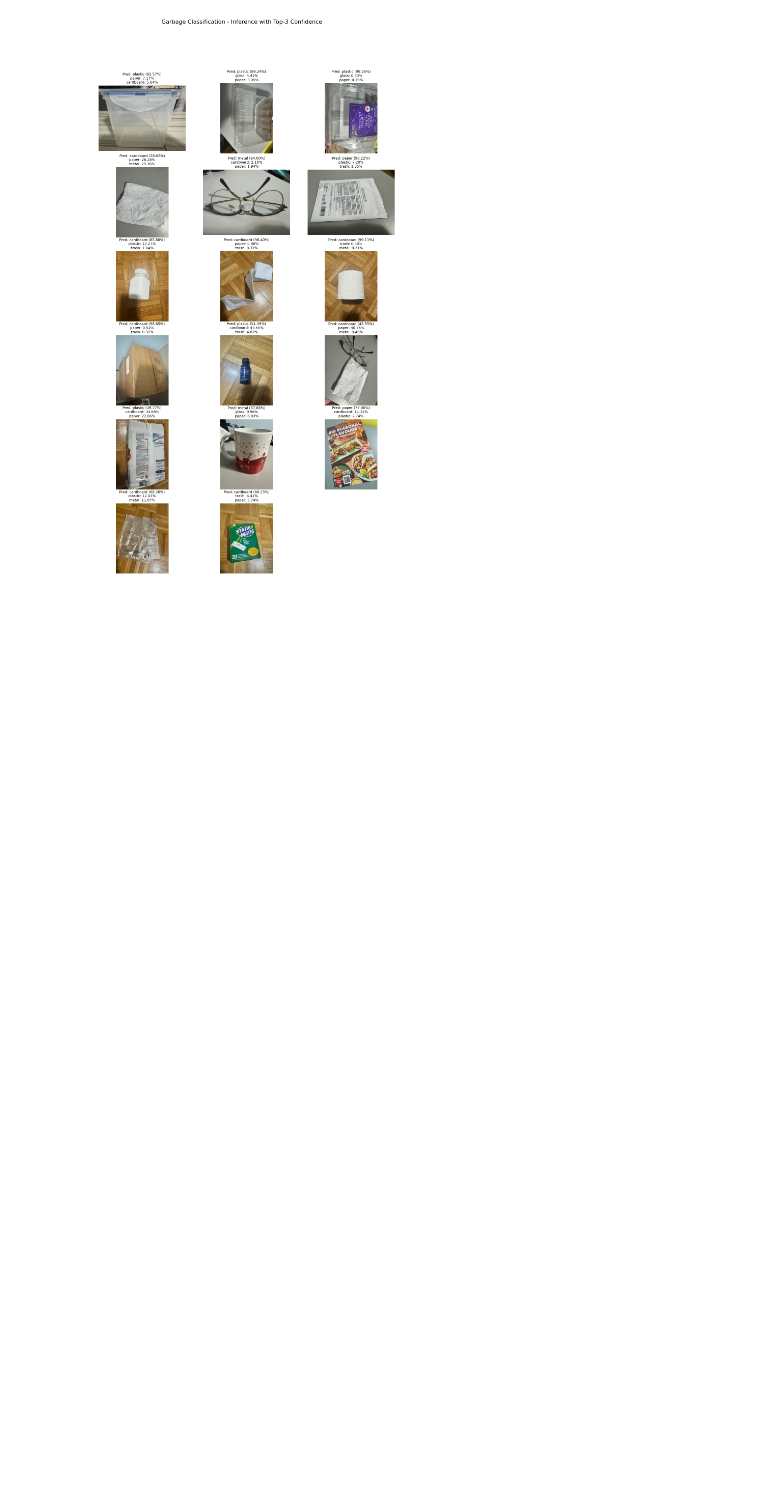
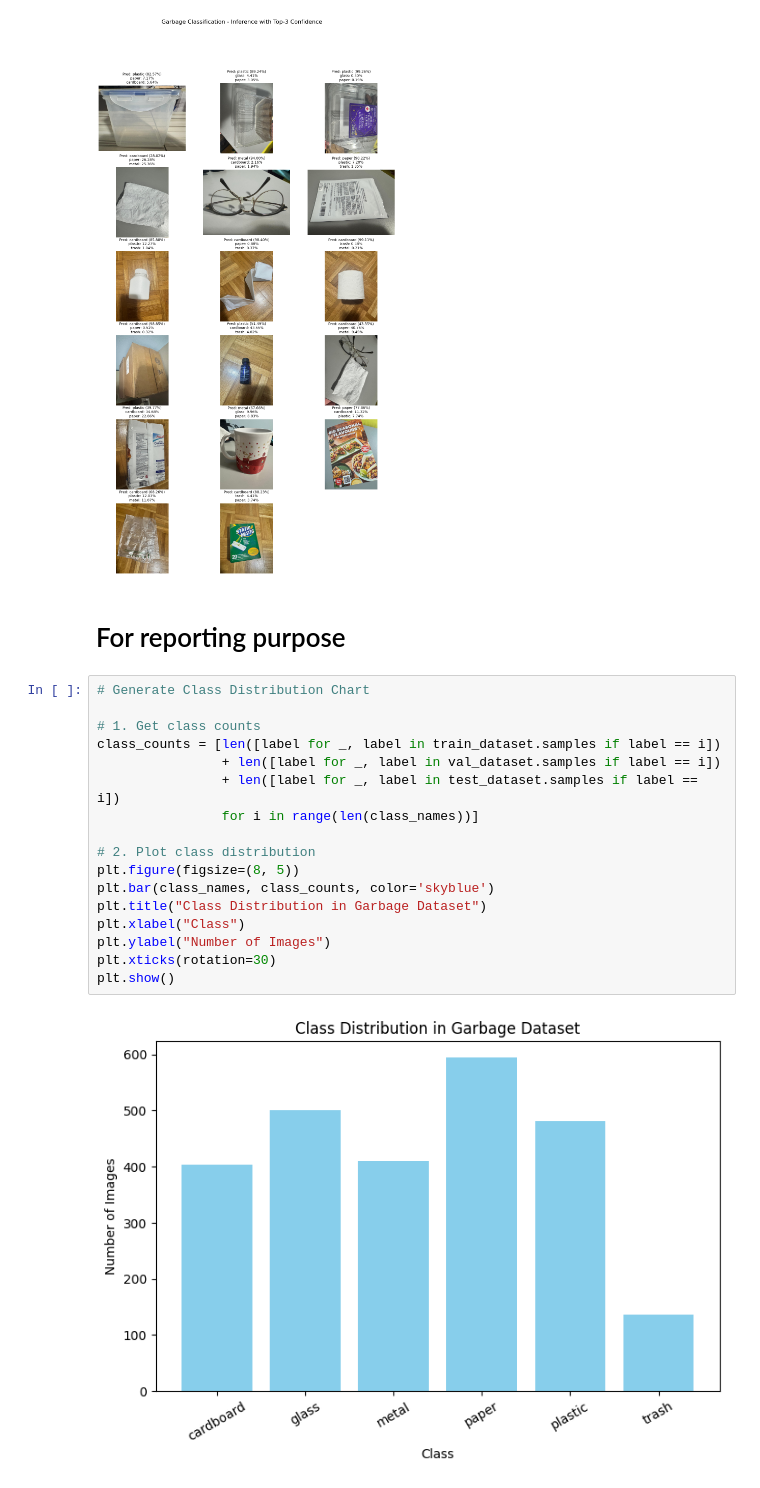
Before and after one commit to 9eek9/garbage-classification, a Jupyter notebook: notebooks/Garbage_Classification_ResNet50.ipynb, the cells around one changed output. Saved outputs shown, nothing was run; the diff lists cells and outputs as text; blank space fills up the shorter version.

Commit message:
Added new demo images, updated README.md and notebook file

```diff
--- a/notebooks/Garbage_Classification_ResNet50.ipynb
+++ b/notebooks/Garbage_Classification_ResNet50.ipynb
@@ -390,3 +390,24 @@ plt.suptitle("Garbage Classification - Inference with Top-3 Confidence", fontsiz
 ✅ Model loaded from: best_garbage_model.pth
 Text(0.5, 0.98, 'Garbage Classification - Inference with Top-3 Confidence')
 [figure]
+# %% [markdown]
+# For reporting purpose
+# %%
+# Generate Class Distribution Chart
+
+# 1. Get class counts
+class_counts = [len([label for _, label in train_dataset.samples if label == i])
+                + len([label for _, label in val_dataset.samples if label == i])
+                + len([label for _, label in test_dataset.samples if label == i])
+                for i in range(len(class_names))]
+
+# 2. Plot class distribution
+plt.figure(figsize=(8, 5))
+plt.bar(class_names, class_counts, color='skyblue')
+plt.title("Class Distribution in Garbage Dataset")
+plt.xlabel("Class")
+plt.ylabel("Number of Images")
+plt.xticks(rotation=30)
+plt.show()
+# %% [output]
+[figure, added]
```
Also changed, not shown: parts of 2 cells of this notebook, 2 other files.
